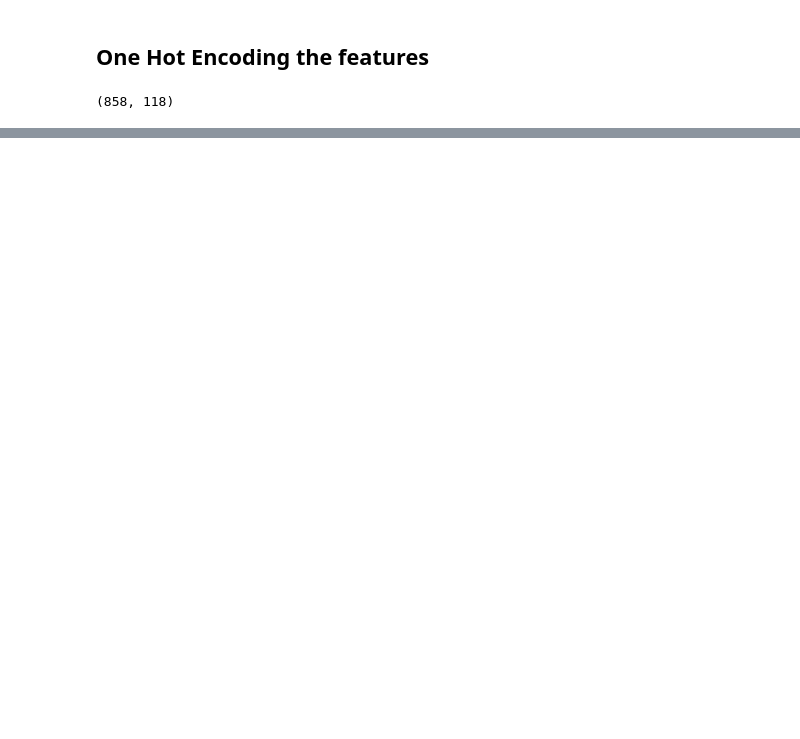
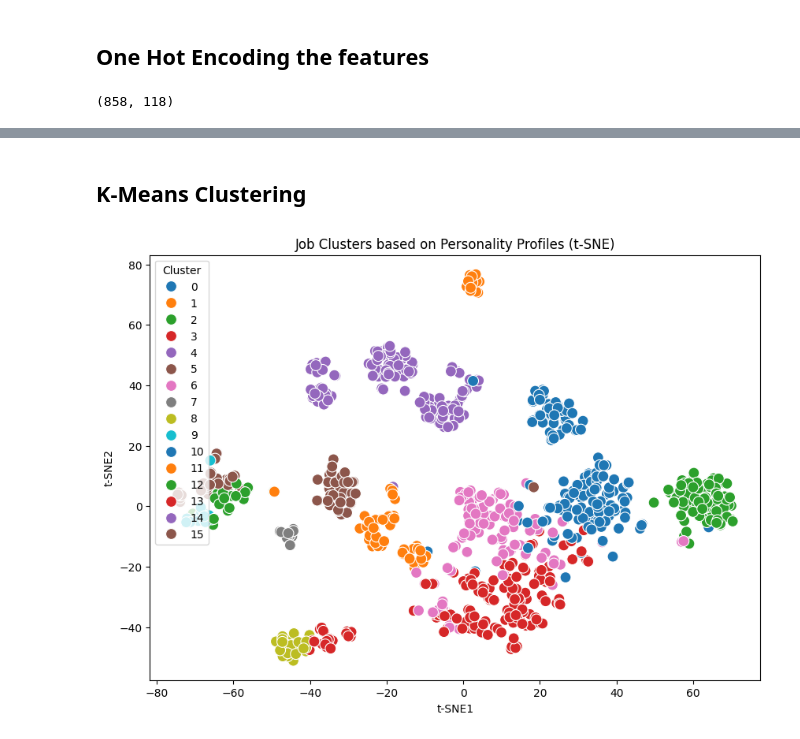
Before and after one commit to HassanDataSci/caricon-personality-career-matching, a Jupyter notebook: CariCon_ML.ipynb, the cells around one changed output, grey strips where cells are left out. Saved outputs shown, nothing was run; the diff lists cells and outputs as text; code cells hidden in the pictures; blank space fills up the shorter version.

Commit message:
clustering of job titles by personality features using k-means

```diff
--- a/CariCon_ML.ipynb
+++ b/CariCon_ML.ipynb
@@ -330,0 +339,4 @@ df_onet.shape
+# %% [markdown]
+## K-Means Clustering
+# %%
+features_list = list(df_onet.columns[6:])
@@ -330,0 +349,20 @@ df_onet.shape
+# %%
+#TODO: explore other n_clusters values
+kmeans = KMeans(n_clusters=16, random_state=47)
+clusters = kmeans.fit_predict(df_onet[features_list])
+
+df_onet['cluster'] = clusters
+# %%
+tsne = TSNE(n_components=2, perplexity=10, random_state=42)
+tsne_result = tsne.fit_transform(df_onet[features_list])
+
+plt.figure(figsize=(10,7))
+sns.scatterplot(x=tsne_result[:,0], y=tsne_result[:,1],
+                hue=df_onet['cluster'], palette='tab10', s=100)
+plt.title('Job Clusters based on Personality Profiles (t-SNE)')
+plt.xlabel('t-SNE1')
+plt.ylabel('t-SNE2')
+plt.legend(title='Cluster')
+plt.show()
+# %% [output]
+[figure, added]
```
Also changed, not shown: parts of 11 cells of this notebook.
